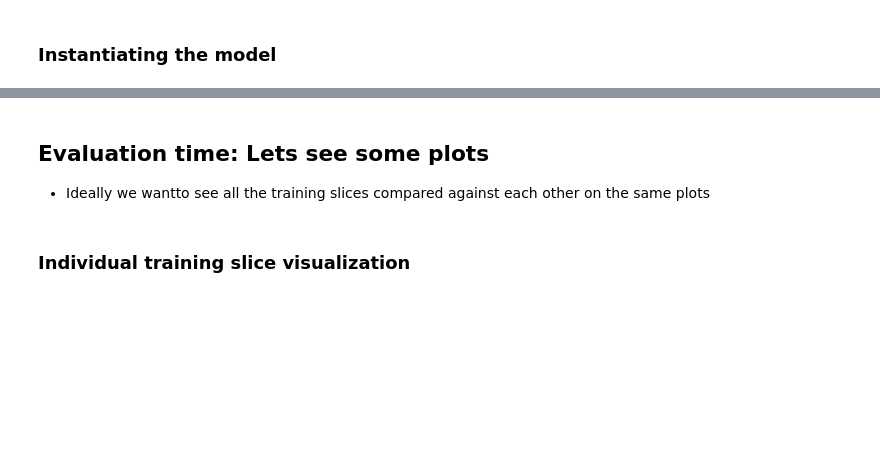
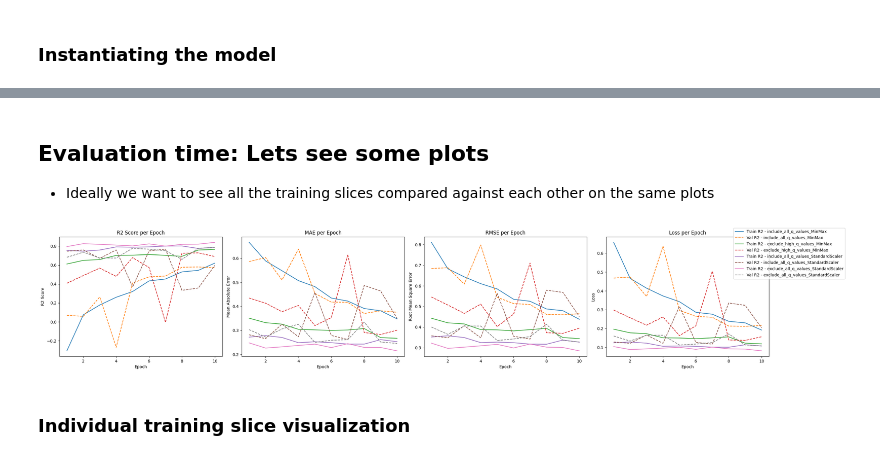
Before and after one commit to eitanzeev/-_bio_challenge, a Jupyter notebook: a_alpha_data_exploration.ipynb, the cells around one changed output, grey strips where cells are left out. Saved outputs shown, nothing was run; the diff lists cells and outputs as text; code cells hidden in the pictures; blank space fills up the shorter version.

Commit message:
almost complete with functionalization of training loops

```diff
--- a/a_alpha_data_exploration.ipynb
+++ b/a_alpha_data_exploration.ipynb
@@ -694,28 +908,0 @@ model.to(device)
-# %%
- # Function to calculate loss on validation dataset
-def validate(model, val_loader):
-    model.eval()
-    all_batch_val_loss = 0
-    batch_val_samples = 0
-    all_val_preds = []
-    all_val_labels = []
-    with torch.no_grad():
-        for seqs, features, labels in val_loader:
-            seqs = seqs.to(device)
-            features = features.to(device)
-            labels = labels.to(device)
-            #Update sequence with transpose to make compatible with CNN architecture
-
-            outputs = model(conv_data = seqs,
-                            additional_features = features
-                            )
-
-            loss = loss_measurement(outputs, labels)
-            all_batch_val_loss += loss.item() * seqs.size(0)
-            batch_val_samples += seqs.size(0)
-
-            all_val_preds.append(outputs.detach())
-            all_val_labels.append(labels)
-
-    average_validation_loss = all_batch_val_loss  / batch_val_samples
-    return average_validation_loss, all_val_preds, all_val_labels
@@ -727,8 +1215,6 @@ def validate(model, val_loader):
 history_across_all_training_slices = {}
 
 num_epochs = 10
-use_embedding_layer = True
-use_aa_features = False
 
 for pos, items in enumerate(training_data_slices.items()):
     k = items[0]
@@ -760,8 +1246,7 @@ for pos, items in enumerate(training_data_slices.items()):
         all_val_preds = []
         all_val_labels = []
 
-        for batch, (seqs, features, labels) in enumerate(train_loader):
-
+        for batch, (seqs, features, labels) in enumerate(v):
 
             seqs = seqs.to(device)
             features = features.to(device)
@@ -774,10 +1259,8 @@ for pos, items in enumerate(training_data_slices.items()):
             all_train_preds.append(outputs.detach())
             all_train_labels.append(labels)
 
+            # Backward pass and optimization
             loss = loss_measurement(outputs, labels)
-
-
-            # Backward pass and optimization
             optimizer.zero_grad()
             loss.backward()
             optimizer.step()
@@ -802,12 +1285,12 @@ for pos, items in enumerate(training_data_slices.items()):
         # Calculate metrics for training
         history['train_r2'].append(r2_score(train_labels.numpy(), train_preds.numpy()))
         history['train_mae'].append(mean_absolute_error(train_labels.numpy(), train_preds.numpy()))
-        history['train_rmse'].append(mean_squared_error(train_labels.numpy(), train_preds.numpy(), squared=False))
+        history['train_rmse'].append(root_mean_squared_error(train_labels.numpy(), train_preds.numpy()))
 
         # Calculate metrics for validation
         history['val_r2'].append(r2_score(val_labels.numpy(), val_preds.numpy()))
         history['val_mae'].append(mean_absolute_error(val_labels.numpy(), val_preds.numpy()))
-        history['val_rmse'].append(mean_squared_error(val_labels.numpy(), val_preds.numpy(), squared=False))
+        history['val_rmse'].append(mean_squared_error(val_labels.numpy(), val_preds.numpy()))
 
         #Store the loss
         history['train_loss'].append(avg_batch_training_loss)
@@ -817,6 +1309,6 @@ for pos, items in enumerate(training_data_slices.items()):
 # %% [markdown]
 ## Evaluation time: Lets see some plots
-- Ideally we wantto see all the training slices compared against each other on the same plots
+- Ideally we want to see all the training slices compared against each other on the same plots
 # %%
 # Assuming num_epochs and history_across_all_training_slices are defined
 
@@ -826,30 +1318,33 @@ titles = ['R2 Score per Epoch', 'MAE per Epoch', 'RMSE per Epoch', 'Loss per Epo
 y_labels = ['R2 Score', 'Mean Absolute Error', 'Root Mean Square Error', 'Loss']
 
 # Create a figure object to manage overall plot properties
 fig, axs = plt.subplots(1, 4, figsize=(25, 5))  # Adjust the figure size based on your display/requirements
 
 # Collect handles and labels for the legend
 handles, labels = [], []
 
 for i, metric in enumerate(metrics):
     ax = axs[i]  # Use subplot axis for plotting
     for slice_key, history in history_across_all_training_slices.items():
         train_metric = history[f'train_{metric}']
         val_metric = history[f'val_{metric}']
         handle1, = ax.plot(epochs, train_metric, label=f'Train {metric.upper()} - {slice_key}')
         handle2, = ax.plot(epochs, val_metric, label=f'Val {metric.upper()} - {slice_key}', linestyle='--')
 
         # Add handles for the first iteration to avoid duplicates in the legend
         if i == 0:
             handles.extend([handle1, handle2])
             labels.extend([f'Train {metric.upper()} - {slice_key}', f'Val {metric.upper()} - {slice_key}'])
 
     ax.set_title(titles[i])
     ax.set_xlabel('Epoch')
     ax.set_ylabel(y_labels[i])
 
 # Place a single legend on the right side of the figure
 fig.legend(handles, labels, loc='upper right', bbox_to_anchor=(1.1, 1))
+fig.title('Model Performance Metrics per Epoch - {Model Name}'.format(Model Name = method))
 
 plt.tight_layout()
 plt.show()
+# %% [output]
+[figure, added]
```
Also changed, not shown: parts of 39 cells of this notebook.
